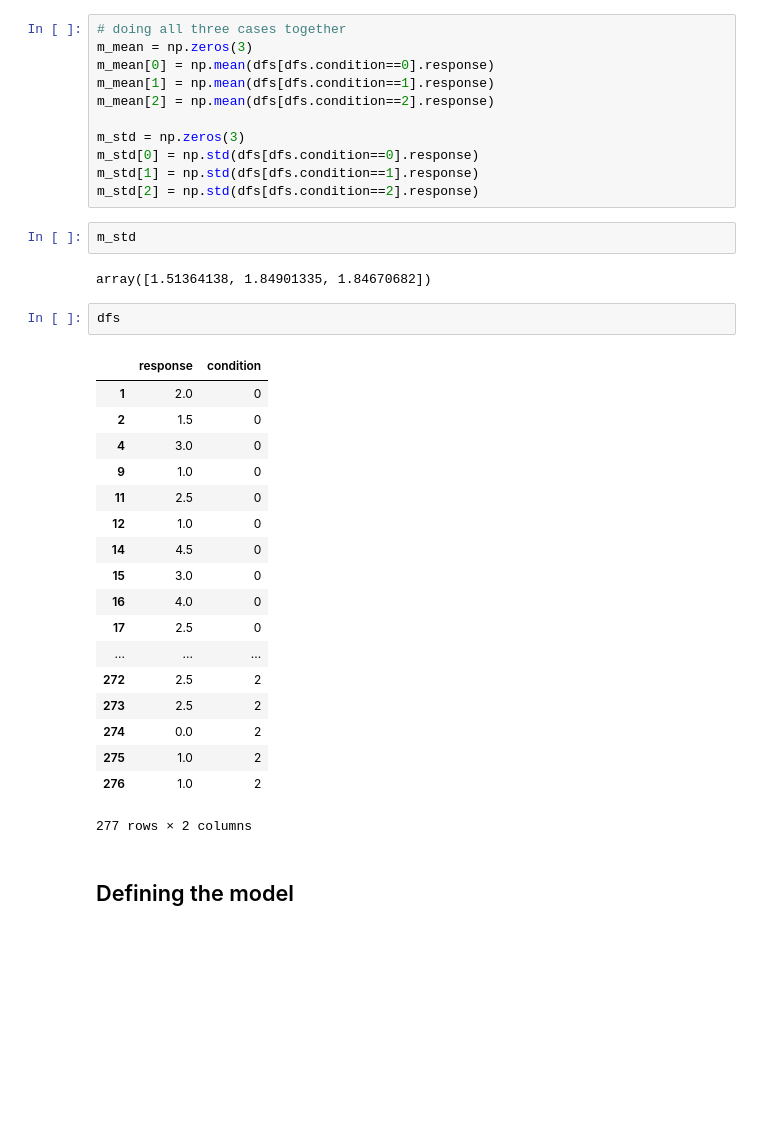
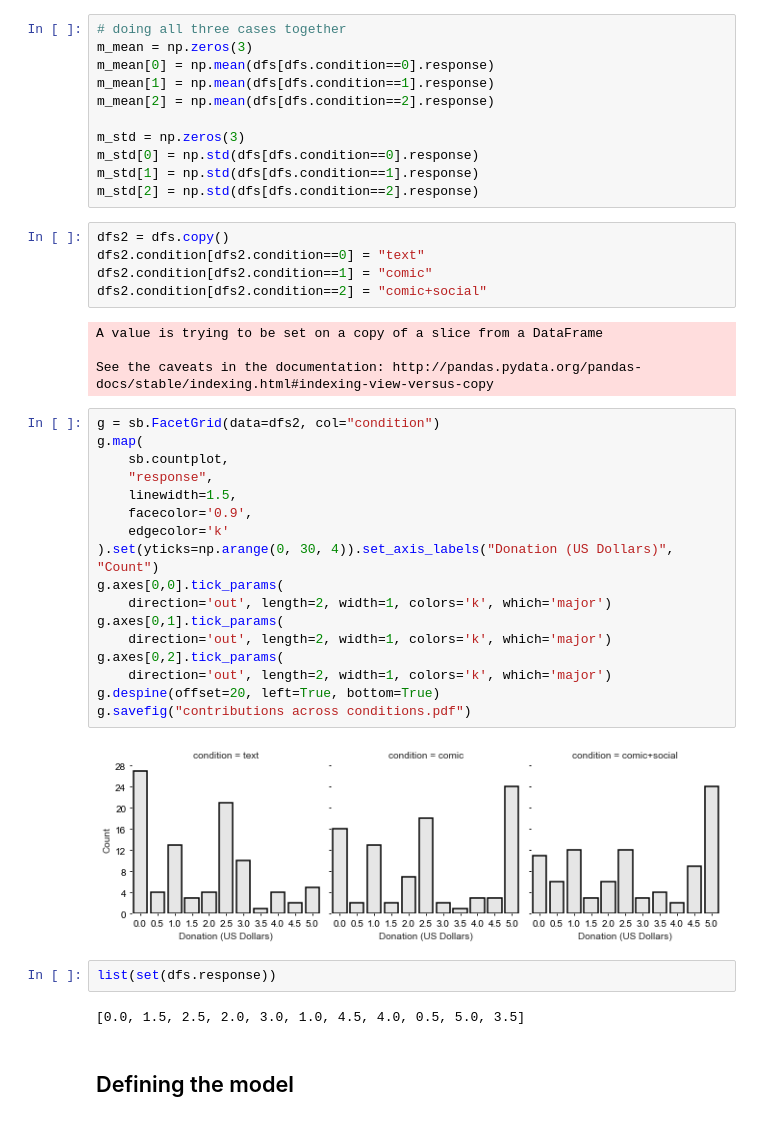
Before and after one commit to CrowdDynamicsLab/ComicPersuasion, a Jupyter notebook: Paper Draft/CHI2019-comic/hari-code/new experiments, sep 2018.ipynb, the cells around one changed output. Saved outputs shown, nothing was run; the diff lists cells and outputs as text; blank space fills up the shorter version.

```diff
--- a/Paper Draft/CHI2019-comic/hari-code/new experiments, sep 2018.ipynb
+++ b/Paper Draft/CHI2019-comic/hari-code/new experiments, sep 2018.ipynb
@@ -124,31 +106,38 @@ m_std = np.zeros(3)
 m_std[0] = np.std(dfs[dfs.condition==0].response)
 m_std[1] = np.std(dfs[dfs.condition==1].response)
 m_std[2] = np.std(dfs[dfs.condition==2].response)
-# %%
-m_std
-# %% [output]
-array([1.51364138, 1.84901335, 1.84670682])
-# %%
-dfs
-# %% [output]
-|  | response | condition |
-| 1 | 2.0 | 0 |
-| 2 | 1.5 | 0 |
-| 4 | 3.0 | 0 |
-| 9 | 1.0 | 0 |
-| 11 | 2.5 | 0 |
-| 12 | 1.0 | 0 |
-| 14 | 4.5 | 0 |
-| 15 | 3.0 | 0 |
-| 16 | 4.0 | 0 |
-| 17 | 2.5 | 0 |
-| ... | ... | ... |
-| 272 | 2.5 | 2 |
-| 273 | 2.5 | 2 |
-| 274 | 0.0 | 2 |
-| 275 | 1.0 | 2 |
-| 276 | 1.0 | 2 |
-277 rows × 2 columns
+# %%
+dfs2 = dfs.copy()
+dfs2.condition[dfs2.condition==0] = "text"
+dfs2.condition[dfs2.condition==1] = "comic"
+dfs2.condition[dfs2.condition==2] = "comic+social"
+# %% [output]
+A value is trying to be set on a copy of a slice from a DataFrame
+
+See the caveats in the documentation: http://pandas.pydata.org/pandas-docs/stable/indexing.html#indexing-view-versus-copy
+# %%
+g = sb.FacetGrid(data=dfs2, col="condition")
+g.map(
+    sb.countplot,
+    "response",
+    linewidth=1.5,
+    facecolor='0.9',
+    edgecolor='k'
+).set(yticks=np.arange(0, 30, 4)).set_axis_labels("Donation (US Dollars)", "Count")
+g.axes[0,0].tick_params(
+    direction='out', length=2, width=1, colors='k', which='major')
+g.axes[0,1].tick_params(
+    direction='out', length=2, width=1, colors='k', which='major')
+g.axes[0,2].tick_params(
+    direction='out', length=2, width=1, colors='k', which='major')
+g.despine(offset=20, left=True, bottom=True)
+g.savefig("contributions across conditions.pdf")
+# %% [output]
+[figure, added]
+# %%
+list(set(dfs.response))
+# %% [output]
+[0.0, 1.5, 2.5, 2.0, 3.0, 1.0, 4.5, 4.0, 0.5, 5.0, 3.5]
 # %% [markdown]
 ## Defining the model
 # %% [markdown]
```
Also changed, not shown: parts of 19 cells of this notebook, 2 other files.
